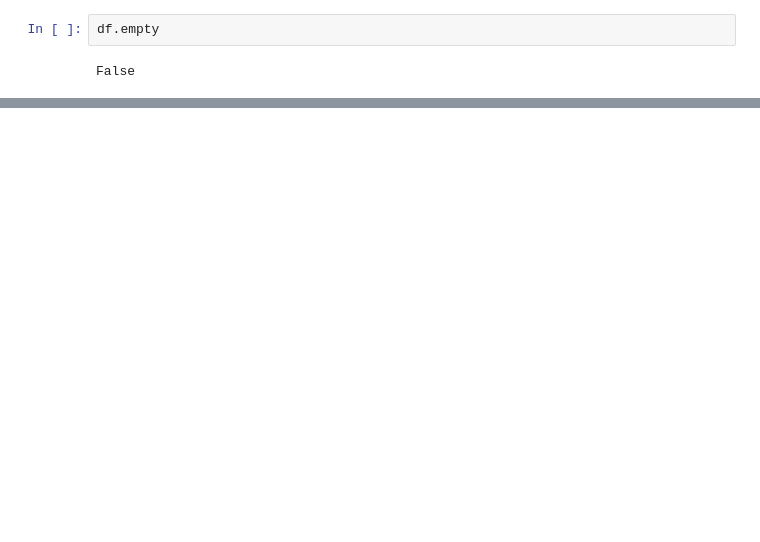
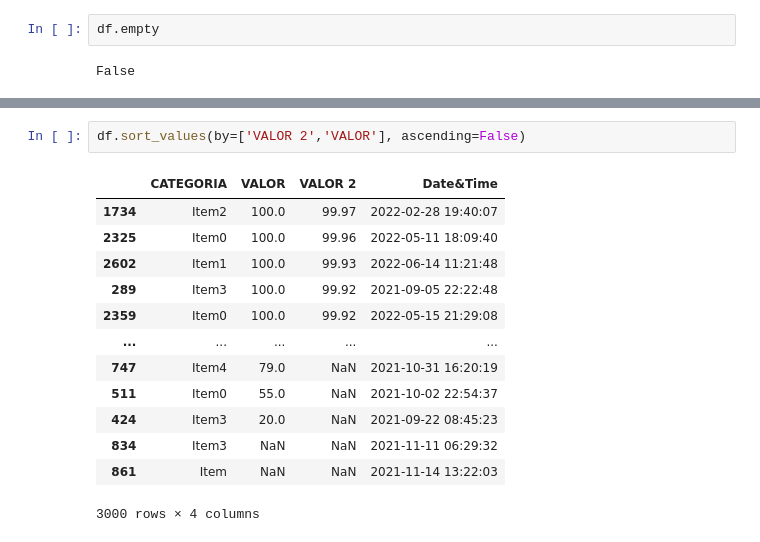
Before and after one commit to chris78rey/DIPLOM_BIGDATA, a Jupyter notebook: PRUEBASMIAS.ipynb, the cells around one changed output, grey strips where cells are left out. Drawn from its saved outputs; the diff is of its cells as text; blank space fills up the shorter version.

```diff
--- a/PRUEBASMIAS.ipynb
+++ b/PRUEBASMIAS.ipynb
@@ -169,0 +230,16 @@ df.rank()
+# %%
+df.sort_values(by=['VALOR 2','VALOR'], ascending=False)
+# %% [output]
+|  | CATEGORIA | VALOR | VALOR 2 | Date&Time |
+| 1734 | Item2 | 100.0 | 99.97 | 2022-02-28 19:40:07 |
+| 2325 | Item0 | 100.0 | 99.96 | 2022-05-11 18:09:40 |
+| 2602 | Item1 | 100.0 | 99.93 | 2022-06-14 11:21:48 |
+| 289 | Item3 | 100.0 | 99.92 | 2021-09-05 22:22:48 |
+| 2359 | Item0 | 100.0 | 99.92 | 2022-05-15 21:29:08 |
+| ... | ... | ... | ... | ... |
+| 747 | Item4 | 79.0 | NaN | 2021-10-31 16:20:19 |
+| 511 | Item0 | 55.0 | NaN | 2021-10-02 22:54:37 |
+| 424 | Item3 | 20.0 | NaN | 2021-09-22 08:45:23 |
+| 834 | Item3 | NaN | NaN | 2021-11-11 06:29:32 |
+| 861 | Item | NaN | NaN | 2021-11-14 13:22:03 |
+3000 rows × 4 columns
```
Also changed, not shown: parts of 23 cells of this notebook.
